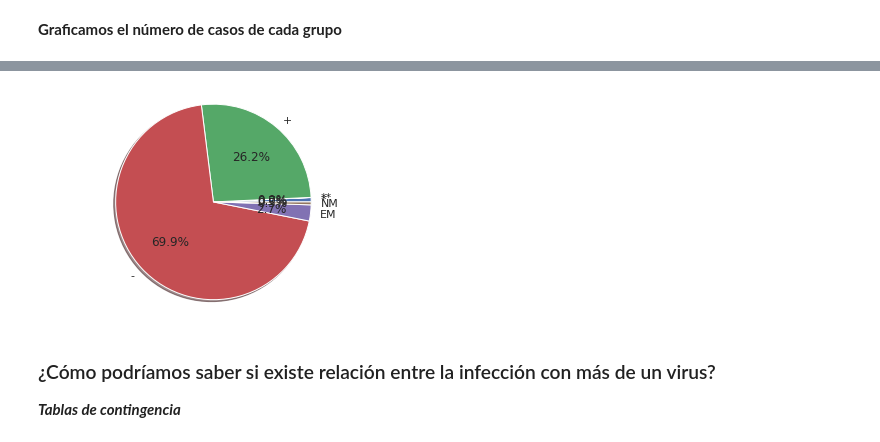
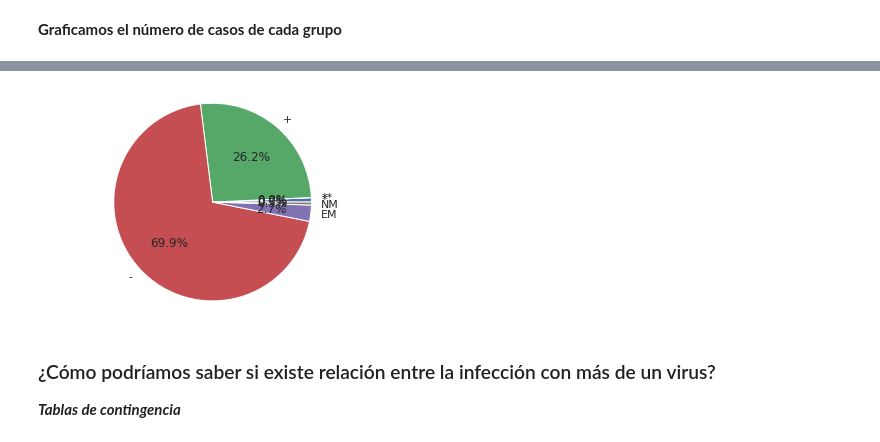
Before and after one commit to leandrosommese/Herramientas-de-estadistica, a Jupyter notebook: Modulo2/Pandas_datos_estructurados.ipynb, the cells around one changed output, grey strips where cells are left out. Cells and saved outputs as stored; diff of their text form; code cells hidden in the pictures.

```diff
--- a/Modulo2/Pandas_datos_estructurados.ipynb
+++ b/Modulo2/Pandas_datos_estructurados.ipynb
@@ -200,13 +200,13 @@ Name: RSV, dtype: int64
 # %%
 labels = df1 ['RSV'].astype('category').cat.categories.tolist()
 counts = df1 ['RSV'].value_counts()
 sizes = [counts[var_cat] for var_cat in labels]
 fig1, ax1 = plt.subplots()
-ax1.pie(sizes, labels=labels, autopct='%1.1f%%', shadow=True) #autopct is show the % on plot
+ax1.pie(sizes, labels=labels, autopct='%1.1f%%', shadow=False) #autopct is show the % on plot
 ax1.axis('equal')
 plt.show()
 # %% [output]
-[figure, old version]
+[figure, new version]
 # %% [markdown]
 ### ¿Cómo podríamos saber si existe relación entre la infección con más de un virus?
 
```
Also changed, not shown: parts of 13 cells of this notebook, 5 other files.
